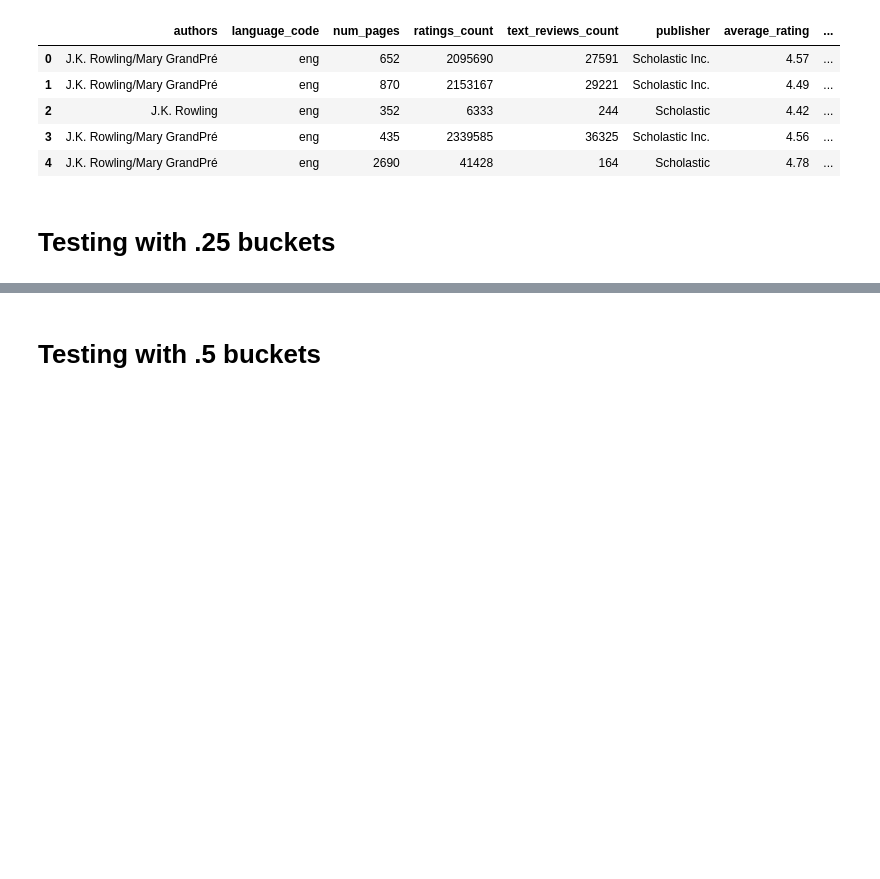
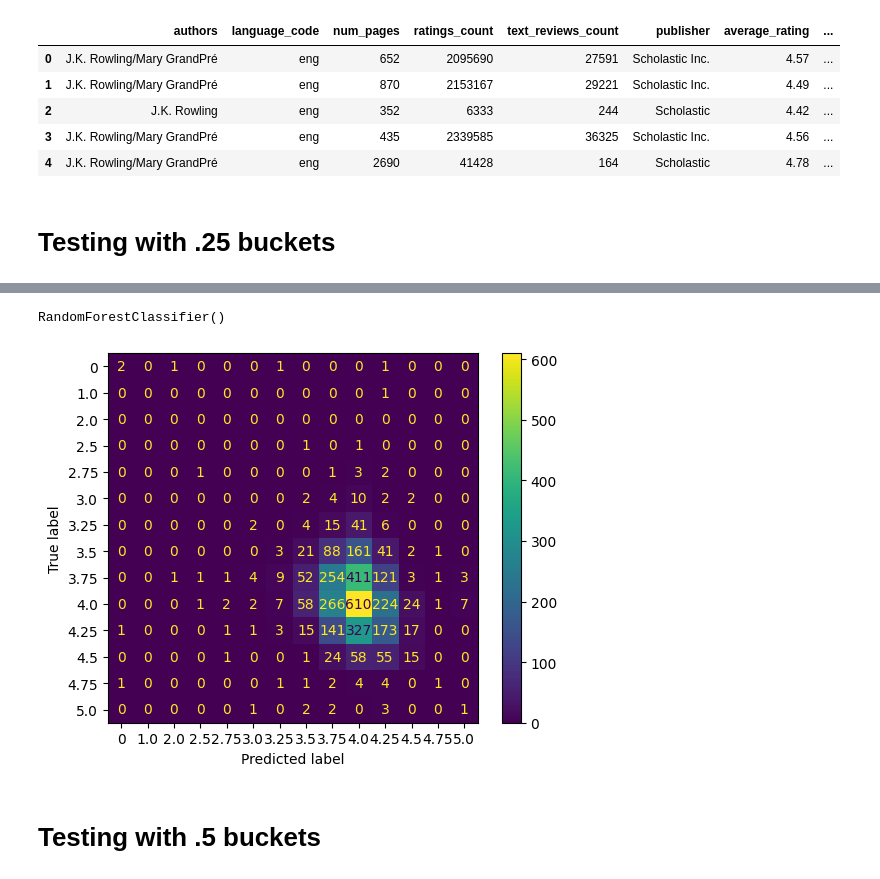
Before and after one commit to ChristopheMpagaDSTI/books_rating_project_python_main, a Jupyter notebook: books_rating_project_EDA_3.ipynb, the cells around one changed output, grey strips where cells are left out. Drawn from its saved outputs; the diff is of its cells as text; code cells hidden in the pictures; blank space fills up the shorter version.

```diff
--- a/books_rating_project_EDA_3.ipynb
+++ b/books_rating_project_EDA_3.ipynb
@@ -142,5 +172,5 @@ keep_cols = ['authors', 'language_code', '  num_pages', 'ratings_count', 'text_r
 # %%
-keep_cols = ['auths_transform_dense', '  num_pages', 'ratings_count', 'text_reviews_count', 'target_buckets_25']
+keep_cols = ['  num_pages', 'ratings_count', 'text_reviews_count', 'target_buckets_25']
 # %%
 df_ratings_25 = df_ratings_keep[keep_cols]
 # %%
@@ -192,5 +268,14 @@ reg_sccores
-# %%
-regr.fit(x_train, y_train)
+# %%
+clf.fit(x_train, y_train)
+# %% [output]
+RandomForestClassifier()
+# %%
+predictions = clf.predict(x_test)
+# %%
+disp = ConfusionMatrixDisplay.from_predictions(y_test,
+                   predictions)
+# %% [output]
+[figure, added]
 # %% [markdown]
 # Testing with .5 buckets
 # %%
```
Also changed, not shown: parts of 61 cells of this notebook.
